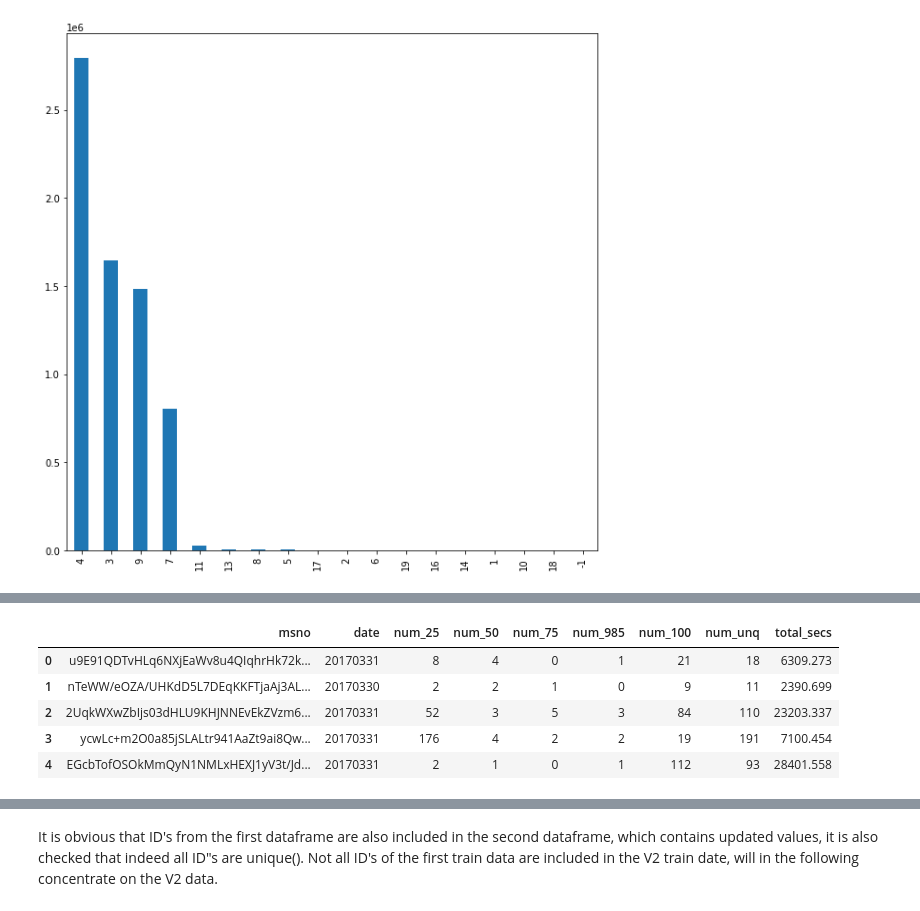
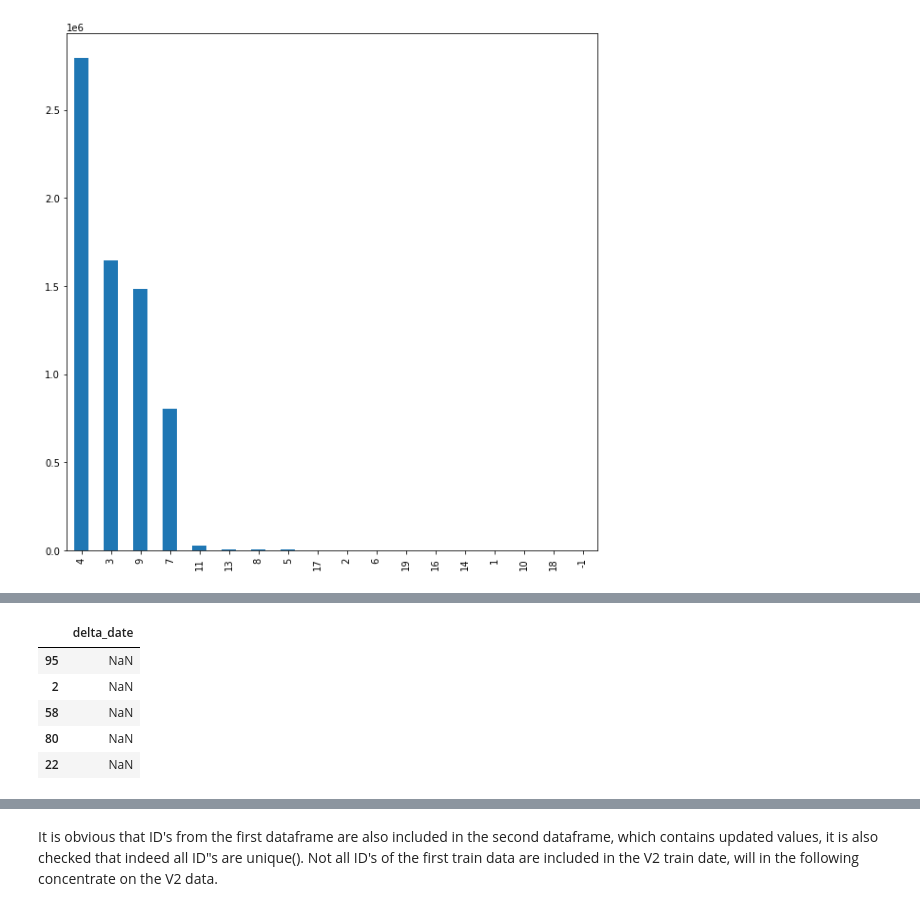
Before and after one commit to webermat/PrivateProjects, a Jupyter notebook: kkbox_churn/ML_KKBox.ipynb, the cells around one changed output, grey strips where cells are left out. Cells and saved outputs as stored; diff of their text form; code cells hidden in the pictures.

```diff
--- a/kkbox_churn/ML_KKBox.ipynb
+++ b/kkbox_churn/ML_KKBox.ipynb
@@ -112,0 +135,11 @@ df_mem["registered_via"].value_counts().plot(kind="bar",ax=ax,figsize=(10,10))
+# %%
+df_test=df_ul_check.sort_values(by=['date']).groupby(["msno"])[['date']].diff().rename(columns={"date": "delta_date"})
+#df_test=df_test.rename(columns={"date": "delta_date"})
+df_test.head()
+# %% [output]
+|  | delta_date |
+| 95 | NaN |
+| 2 | NaN |
+| 58 | NaN |
+| 80 | NaN |
+| 22 | NaN |
@@ -113,10 +151,3 @@ df_mem["registered_via"].value_counts().plot(kind="bar",ax=ax,figsize=(10,10))
 # %%
-df_ul=pd.read_csv("data/user_logs_v2.csv")
-df_ul.head()
+df_ul_v2=pd.read_csv("data/user_logs_V2.csv",usecols=['msno'])
+df_ul_v2
-# %% [output]
-|  | msno | date | num_25 | num_50 | num_75 | num_985 | num_100 | num_unq | total_secs |
-| 0 | u9E91QDTvHLq6NXjEaWv8u4QIqhrHk72k... | 20170331 | 8 | 4 | 0 | 1 | 21 | 18 | 6309.273 |
-| 1 | nTeWW/eOZA/UHKdD5L7DEqKKFTjaAj3AL... | 20170330 | 2 | 2 | 1 | 0 | 9 | 11 | 2390.699 |
-| 2 | 2UqkWXwZbIjs03dHLU9KHJNNEvEkZVzm6... | 20170331 | 52 | 3 | 5 | 3 | 84 | 110 | 23203.337 |
-| 3 | ycwLc+m2O0a85jSLALtr941AaZt9ai8Qw... | 20170331 | 176 | 4 | 2 | 2 | 19 | 191 | 7100.454 |
-| 4 | EGcbTofOSOkMmQyN1NMLxHEXJ1yV3t/Jd... | 20170331 | 2 | 1 | 0 | 1 | 112 | 93 | 28401.558 |
```
Also changed, not shown: parts of 73 cells of this notebook.
